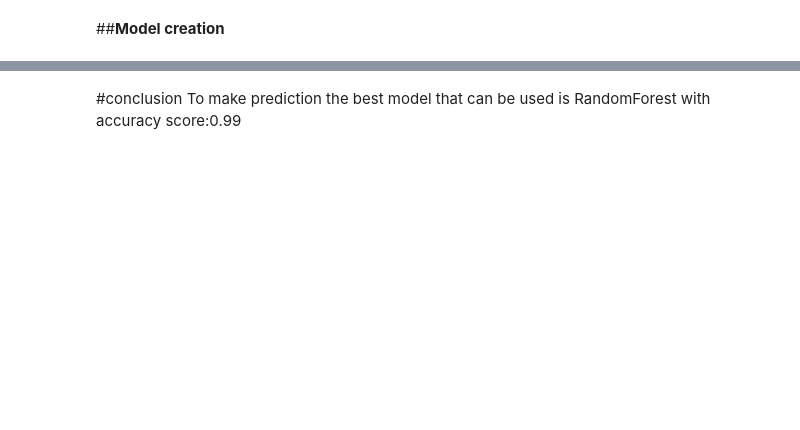
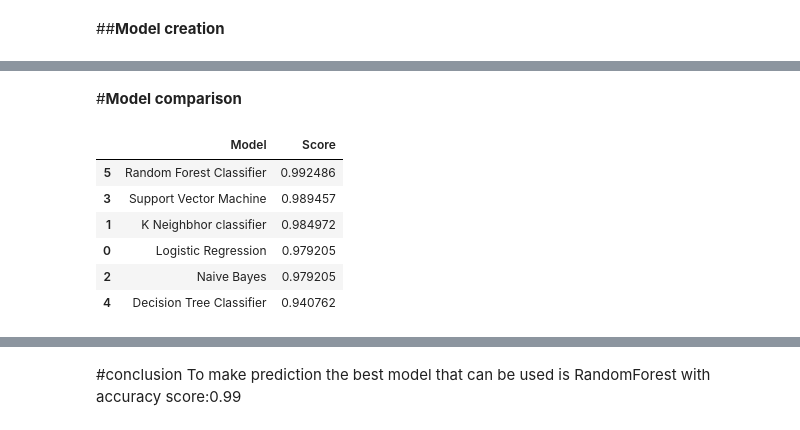
Before and after one commit to swathysathesh/HOTEL-BOOKING-ANALYSIS-PREDICTION, a Jupyter notebook: hotel_booking.ipynb, the cells around one changed output, grey strips where cells are left out. Drawn from its saved outputs; the diff is of its cells as text; code cells hidden in the pictures; blank space fills up the shorter version.

```diff
--- a/hotel_booking.ipynb
+++ b/hotel_booking.ipynb
@@ -1110,0 +1096,13 @@ NameError: name 'model' is not defined
+# %%
+svc =SVC()
+svc.fit(x_train, y_train)
+
+y_pred_svc = svc.predict(x_test)
+
+acc_svc = accuracy_score(y_test, y_pred_svc)
+conf = confusion_matrix(y_test, y_pred_svc)
+clf_report = classification_report(y_test, y_pred_svc)
+
+print(f"Accuracy Score of Decision Tree is : {acc_svc}")
+print(f"Confusion Matrix : \n{conf}")
+print(f"Classification Report : \n{clf_report}")
@@ -1110,0 +1125,13 @@ NameError: name 'model' is not defined
+# %%
+dtc = DecisionTreeClassifier()
+dtc.fit(x_train, y_train)
+
+y_pred_dtc = dtc.predict(x_test)
+
+acc_dtc = accuracy_score(y_test, y_pred_dtc)
+conf = confusion_matrix(y_test, y_pred_dtc)
+clf_report = classification_report(y_test, y_pred_dtc)
+
+print(f"Accuracy Score of Decision Tree is : {acc_dtc}")
+print(f"Confusion Matrix : \n{conf}")
+print(f"Classification Report : \n{clf_report}")
@@ -1110,0 +1154,13 @@ NameError: name 'model' is not defined
+# %%
+rd_clf = RandomForestClassifier()
+rd_clf.fit(x_train, y_train)
+
+y_pred_rd_clf = rd_clf.predict(x_test)
+
+acc_rd_clf = accuracy_score(y_test, y_pred_rd_clf)
+conf = confusion_matrix(y_test, y_pred_rd_clf)
+clf_report = classification_report(y_test, y_pred_rd_clf)
+
+print(f"Accuracy Score of Random Forest is : {acc_rd_clf}")
+print(f"Confusion Matrix : \n{conf}")
+print(f"Classification Report : \n{clf_report}")
@@ -1110,0 +1181,16 @@ NameError: name 'model' is not defined
+# %% [markdown]
+#**Model comparison**
+# %%
+models = pd.DataFrame({
+    'Model' : ['Logistic Regression', 'K Neighbhor classifier', 'Naive Bayes', 'Support Vector Machine', 'Decision Tree Classifier', 'Random Forest Classifier'],
+    'Score' : [acc_lr, acc_knn, acc_bn, acc_svc, acc_dtc, acc_rd_clf]})
+
+models.sort_values(by = 'Score', ascending = False)
+# %% [output]
+|  | Model | Score |
+| 5 | Random Forest Classifier | 0.992486 |
+| 3 | Support Vector Machine | 0.989457 |
+| 1 | K Neighbhor classifier | 0.984972 |
+| 0 | Logistic Regression | 0.979205 |
+| 2 | Naive Bayes | 0.979205 |
+| 4 | Decision Tree Classifier | 0.940762 |
```
Also changed, not shown: parts of 22 cells of this notebook.
